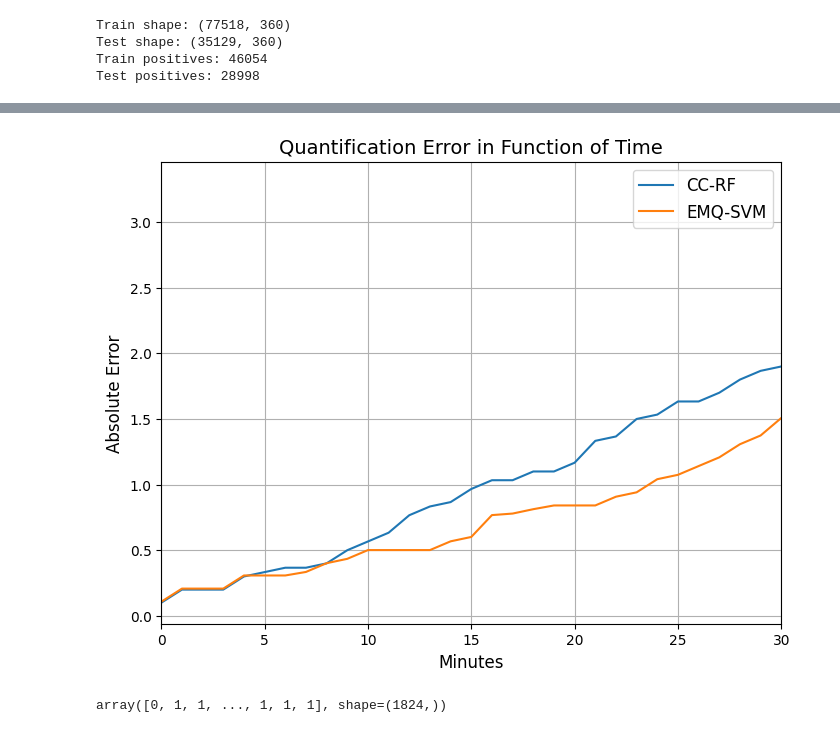
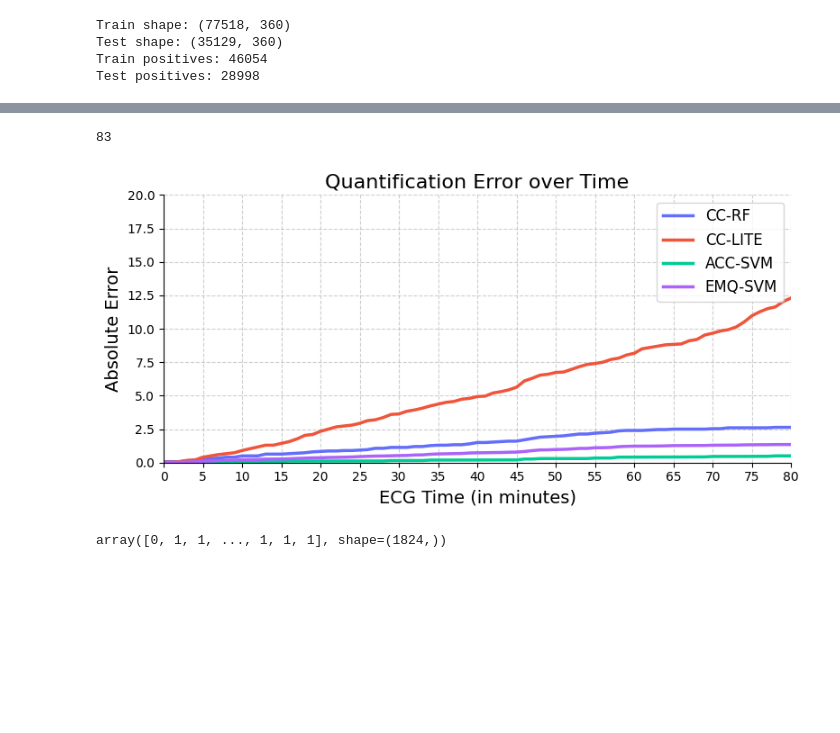
Before and after one commit to jose-gilberto/ecg-quantification, a Jupyter notebook: notebooks/11_study_case.ipynb, the cells around one changed output, grey strips where cells are left out. Saved outputs shown, nothing was run; the diff lists cells and outputs as text; code cells hidden in the pictures; blank space fills up the shorter version.

Commit message:
feat: add model files

```diff
--- a/notebooks/11_study_case.ipynb
+++ b/notebooks/11_study_case.ipynb
@@ -193,0 +177,2 @@ AttributeError: 'EM' object has no attribute 'epsilon'
+# %%
+acc = joblib.load('../models/acc_svm.pkl')
@@ -194,17 +194,17 @@ AttributeError: 'EM' object has no attribute 'epsilon'
 # %%
 mae_per_minute = {
     'CC-RF': [],
-    'CC-LITETime': [],
+    'CC-LITE': [],
     'ACC-SVM': [],
     'EMQ-SVM': []
 }
 mae = 0
 
-for i in range(0, 1824, 30):
+for i in range(0, 2462, 30):
     start, end = i, i + 30
 
-    if end > 1824:
-        end = 1824
+    if end > 2462:
+        end = 2462
 
     bag_x = patient_data.segments[start:end]
     bag_y = patient_data.get_labels()[start:end]
@@ -212,11 +212,17 @@ for i in range(0, 1824, 30):
     _, counts = np.unique(bag_y, return_counts=True)
     true_prevalence = counts[-1] / counts.sum()
 
-    cc_rf_prevalence = cc.predict(bag_x)[0]
-    emq_prevalence = em.predict(bag_x)[0]
+    cc_rf_prevalence = cc.predict(bag_x)[1]
+    emq_prevalence = em.predict(bag_x)[1]
+    cc_lite_prevalence = cc_lite.predict(bag_x)[1]
+    acc_prevalence = acc.predict(bag_x)[1]
 
     cc_rf_mae = abs(cc_rf_prevalence - true_prevalence) + (mae_per_minute['CC-RF'][-1] if len(mae_per_minute['CC-RF']) > 0 else 0)
+    cc_lite_mae = abs(cc_lite_prevalence - true_prevalence) + (mae_per_minute['CC-LITE'][-1] if len(mae_per_minute['CC-LITE']) > 0 else 0)
     emq_mae = abs(emq_prevalence - true_prevalence) + (mae_per_minute['EMQ-SVM'][-1] if len(mae_per_minute['EMQ-SVM']) > 0 else 0)
+    acc_mae = abs(acc_prevalence - true_prevalence) + (mae_per_minute['ACC-SVM'][-1] if len(mae_per_minute['ACC-SVM']) > 0 else 0)
 
     mae_per_minute['CC-RF'].append(cc_rf_mae)
     mae_per_minute['EMQ-SVM'].append(emq_mae)
+    mae_per_minute['ACC-SVM'].append(acc_mae)
+    mae_per_minute['CC-LITE'].append(cc_lite_mae)
@@ -223,23 +247,59 @@ for i in range(0, 1824, 30):
+# %%
+len(mae_per_minute['ACC-SVM'])
+# %% [output]
+83
 # %%
-plt.figure(figsize=(8, 6))
+# fig = make_subplots(
+#   rows=2, cols=1,
+#   shared_xaxes=True,
+#   vertical_spacing=0.1,
+#   subplot_titles=(f"Sinal ECG Original (Registro {patient_data.record_name})", "Evolução do Erro de Prevalência (MAE Acumulado)"),
+#   row_heights=[0.3, 0.7]
+# )
 
-plt.title('Quantification Error in Function of Time', fontsize=14)
+# step = max(1, len(patient_data.raw_signal) // 5000)
 
-plt.plot(mae_per_minute['CC-RF'], label='CC-RF')
-plt.plot(mae_per_minute['EMQ-SVM'], label='EMQ-SVM')
+# fig.add_trace(
+#   go.Scatter(y=patient_data.raw_signal[::step], mode='lines', line=dict(color='black', width=1), name="ECG"),
+#   row=1, col=1
+# )
 
-plt.xlim([0, 30])
-plt.xlabel('Minutes', fontsize=12)
-plt.ylabel('Absolute Error', fontsize=12)
-plt.legend(fontsize=12)
+plt.figure(figsize=(8, 4))
+minutes = list(range(0, len(mae_per_minute['ACC-SVM'])))
 
-# plt.tick_params(axis='both', which='major', labelsize=10)
+colors = ['#636EFA', '#EF553B', '#00CC96', '#AB63FA']
 
-plt.grid()
+for i, (label, values) in enumerate(mae_per_minute.items()):
+    # print(values)
+    plt.plot(
+        minutes, values,
+        label=label,
+        color=colors[i % len(colors)],
+        linewidth=2.5,
+        # marker='o',      # Marcador circular
+        markersize=5,
+        markerfacecolor='white', # Destaca o centro do marcador
+        markeredgewidth=1.5
+    )
 
-plt.show()
+plt.title('Quantification Error over Time', fontsize=16)
+plt.xlabel('ECG Time (in minutes)', fontsize=14)
+plt.ylabel('Absolute Error', fontsize=14)
+
+plt.grid(True, linestyle='--', alpha=0.6, which='both')
+plt.xlim(0, 80)
+plt.ylim(0, 20)
+plt.xticks(range(0, 81, 5)) # Garante que cada minuto apareça no eixo X
+
+plt.legend(loc='upper right', frameon=True, fontsize=12)
+
+plt.gca().spines['top'].set_visible(False)
+plt.gca().spines['right'].set_visible(False)
+
+plt.tight_layout()
+plt.savefig('acumulated_error.pdf')
 # %% [output]
-[figure, old version]
+[figure, new version]
 # %%
 preds = cc.estimator_test.predict(patient_data.segments)
 true_labels = patient_data.get_labels()
```
Also changed, not shown: parts of 10 cells of this notebook, 4 other files.
